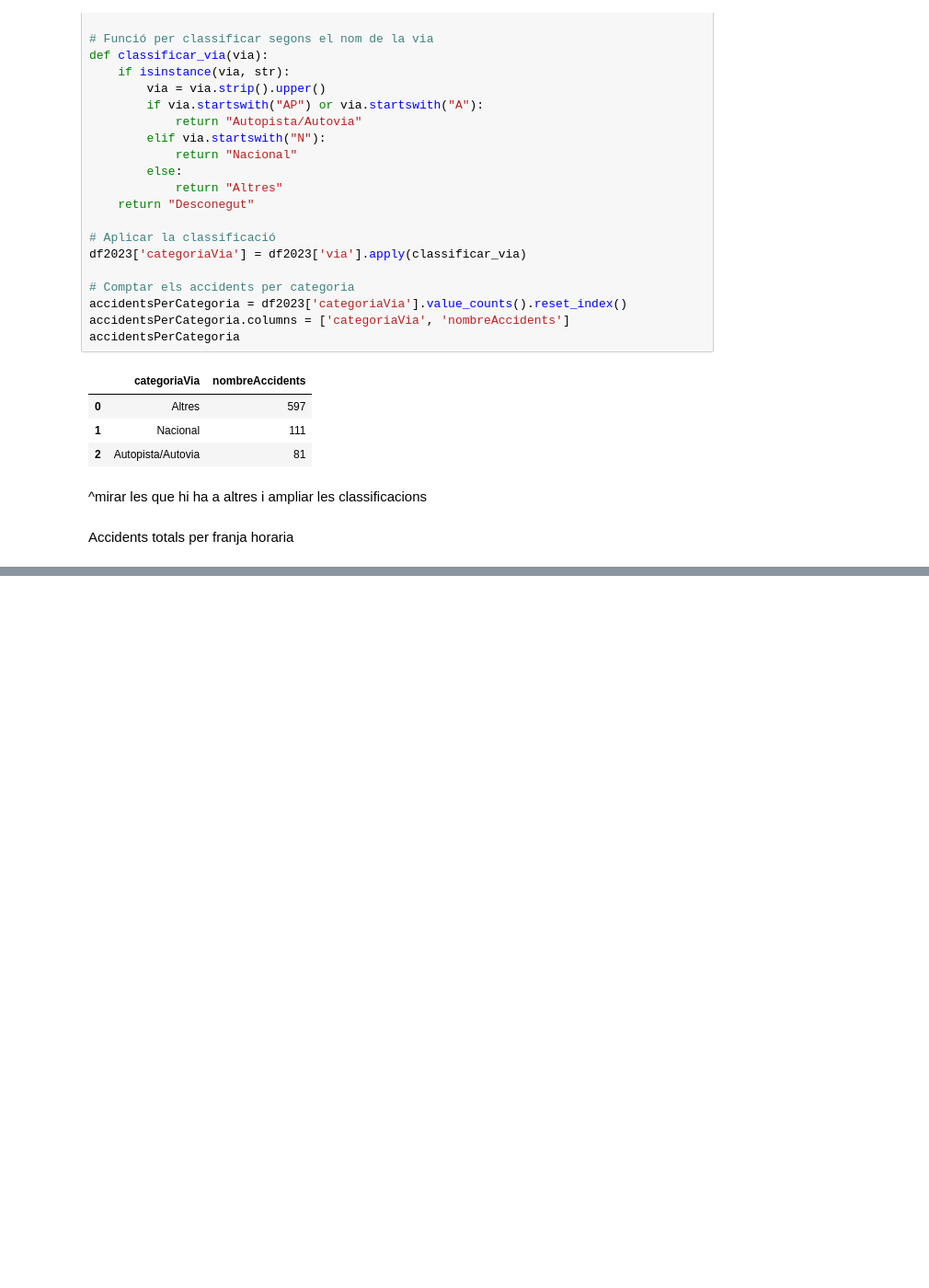
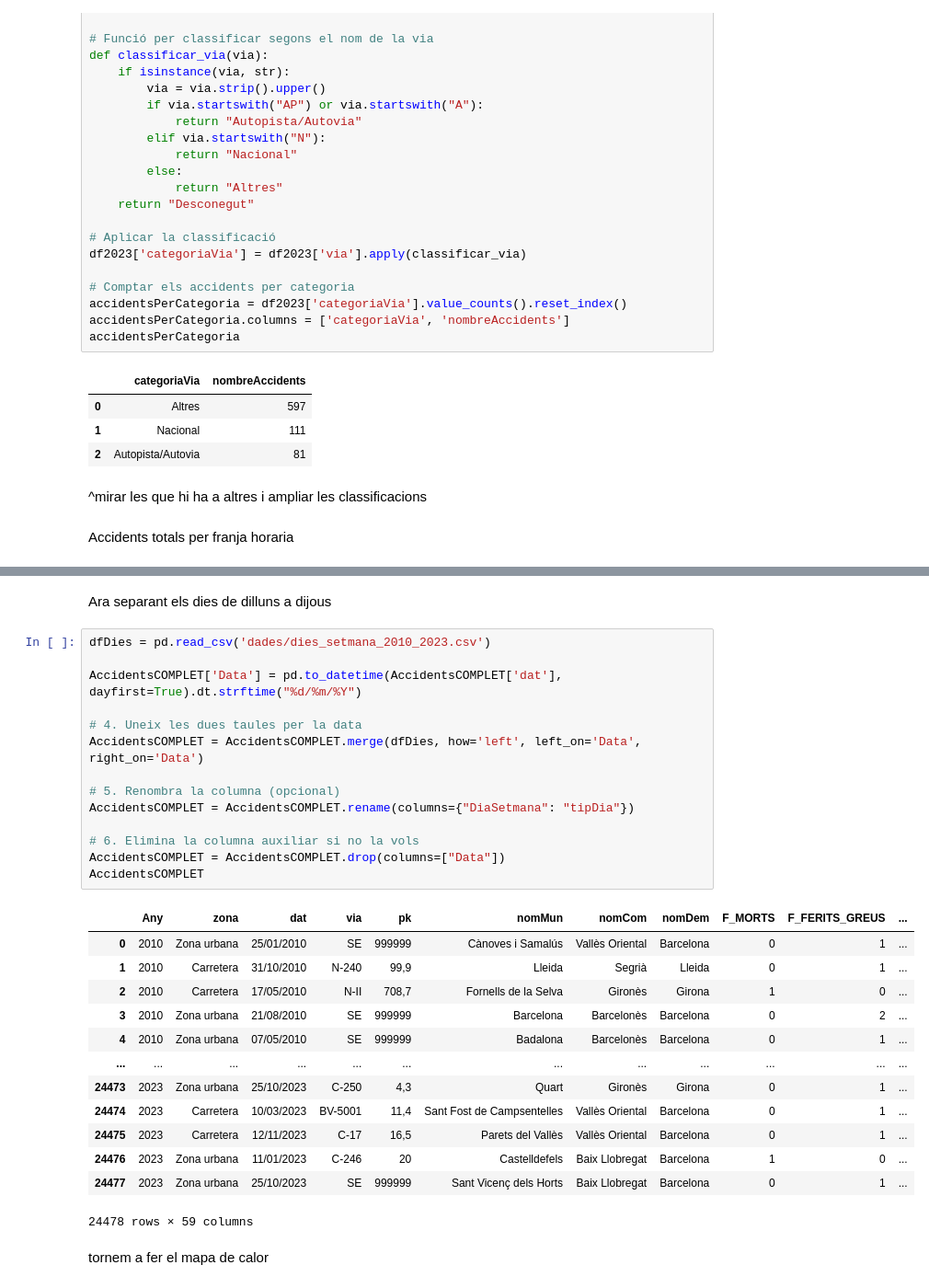
Before and after one commit to SeergiCureero/Proyecto-Analitica-Descriptiva, a Jupyter notebook: main.ipynb, the cells around one changed output, grey strips where cells are left out. Shown at 92% size. Drawn from its saved outputs; the diff is of its cells as text; blank space fills up the shorter version.

```diff
--- a/main.ipynb
+++ b/main.ipynb
@@ -444,3 +443,35 @@ plt.tight_layout()
 plt.show()
 # %% [output]
 [figure]
+# %% [markdown]
+Ara separant els dies de dilluns a dijous
+# %%
+dfDies = pd.read_csv('dades/dies_setmana_2010_2023.csv')
+
+AccidentsCOMPLET['Data'] = pd.to_datetime(AccidentsCOMPLET['dat'], dayfirst=True).dt.strftime("%d/%m/%Y")
+
+# 4. Uneix les dues taules per la data
+AccidentsCOMPLET = AccidentsCOMPLET.merge(dfDies, how='left', left_on='Data', right_on='Data')
+
+# 5. Renombra la columna (opcional)
+AccidentsCOMPLET = AccidentsCOMPLET.rename(columns={"DiaSetmana": "tipDia"})
+
+# 6. Elimina la columna auxiliar si no la vols
+AccidentsCOMPLET = AccidentsCOMPLET.drop(columns=["Data"])
+AccidentsCOMPLET
+# %% [output]
+|  | Any | zona | dat | via | pk | nomMun | nomCom | nomDem | F_MORTS | F_FERITS_GREUS | ... |
+| 0 | 2010 | Zona urbana | 25/01/2010 | SE | 999999 | Cànoves i Samalús | Vallès Oriental | Barcelona | 0 | 1 | ... |
+| 1 | 2010 | Carretera | 31/10/2010 | N-240 | 99,9 | Lleida | Segrià | Lleida | 0 | 1 | ... |
+| 2 | 2010 | Carretera | 17/05/2010 | N-II | 708,7 | Fornells de la Selva | Gironès | Girona | 1 | 0 | ... |
+| 3 | 2010 | Zona urbana | 21/08/2010 | SE | 999999 | Barcelona | Barcelonès | Barcelona | 0 | 2 | ... |
+| 4 | 2010 | Zona urbana | 07/05/2010 | SE | 999999 | Badalona | Barcelonès | Barcelona | 0 | 1 | ... |
+| ... | ... | ... | ... | ... | ... | ... | ... | ... | ... | ... | ... |
+| 24473 | 2023 | Zona urbana | 25/10/2023 | C-250 | 4,3 | Quart | Gironès | Girona | 0 | 1 | ... |
+| 24474 | 2023 | Carretera | 10/03/2023 | BV-5001 | 11,4 | Sant Fost de Campsentelles | Vallès Oriental | Barcelona | 0 | 1 | ... |
+| 24475 | 2023 | Carretera | 12/11/2023 | C-17 | 16,5 | Parets del Vallès | Vallès Oriental | Barcelona | 0 | 1 | ... |
+| 24476 | 2023 | Zona urbana | 11/01/2023 | C-246 | 20 | Castelldefels | Baix Llobregat | Barcelona | 1 | 0 | ... |
+| 24477 | 2023 | Zona urbana | 25/10/2023 | SE | 999999 | Sant Vicenç dels Horts | Baix Llobregat | Barcelona | 0 | 1 | ... |
+24478 rows × 59 columns
+# %% [markdown]
+tornem a fer el mapa de calor
```
Also changed, not shown: parts of 2 cells of this notebook.
